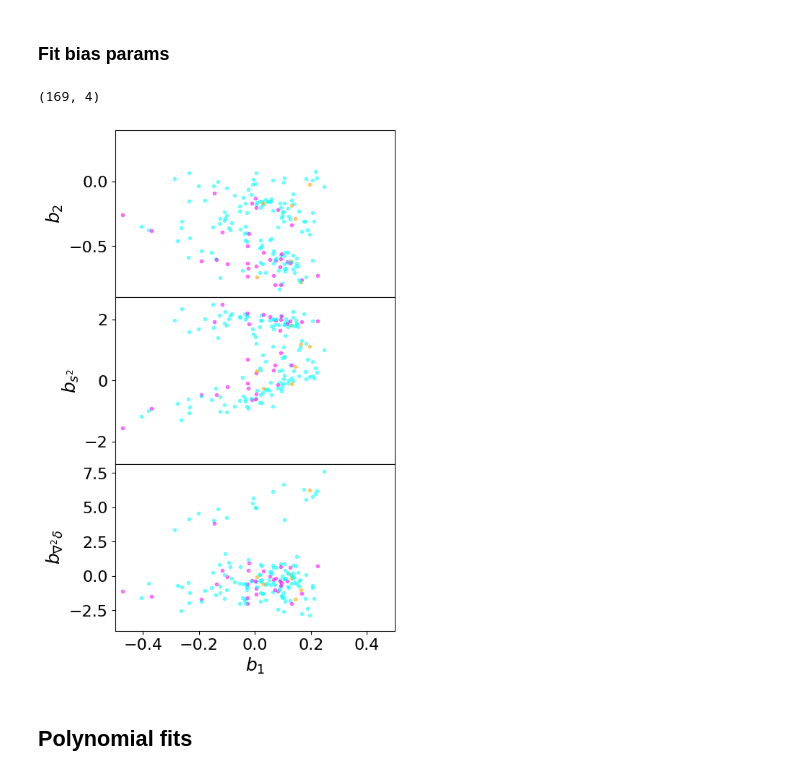
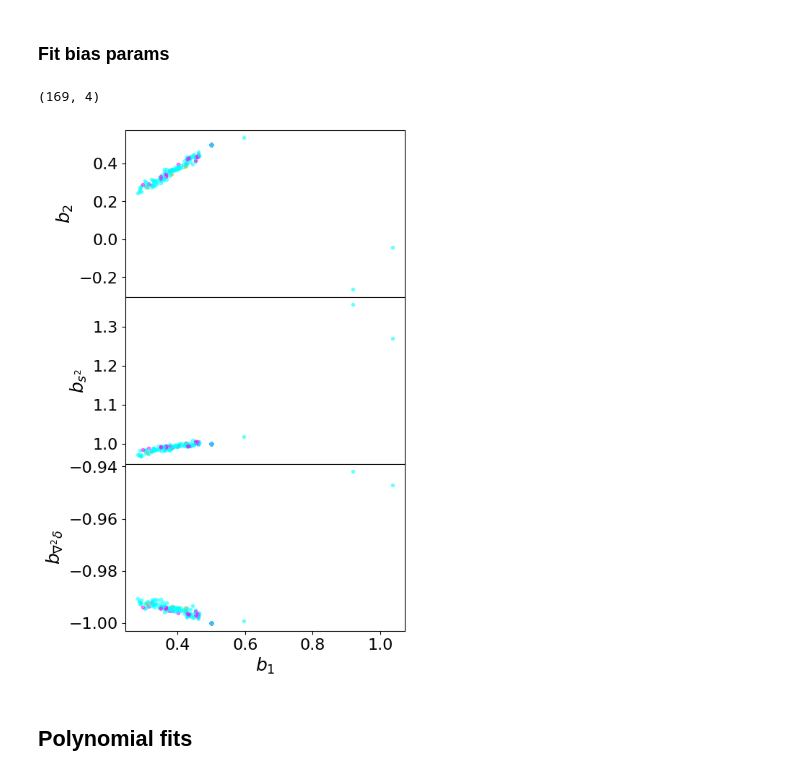
Before and after one commit to kstoreyf/biasexp-target-observable, a Jupyter notebook: notebooks/2023-01-04_camels-sam_biasexp_fit_load.ipynb, the cells around one changed output. Cells and saved outputs as stored; diff of their text form; code cells hidden in the pictures.

```diff
--- a/notebooks/2023-01-04_camels-sam_biasexp_fit_load.ipynb
+++ b/notebooks/2023-01-04_camels-sam_biasexp_fit_load.ipynb
@@ -25,7 +25,7 @@ matplotlib.rcParams['axes.titlesize'] = 20
 alpha = 0.5
 color_mode = 'discrete'
 # %%
-save_figs = True
+save_figs = False
 plot_dir = '../plots/2023-01-08_figures'
 Path(plot_dir).mkdir(parents=True, exist_ok=True)
 plot_tag = '_inemubounds'
@@ -183,7 +186,8 @@ Text(0, 0.5, '$\\bar{\\sigma}_\\text{SMF}$')
 # %%
 pks = []
+
 for idx_sam in idxs_sam:
-    fn_pk = f'../data/pks/pk_LH_{idx_sam}.npy'
+    fn_pk = f'../data/pks/pks{tag_pk}/pk_LH_{idx_sam}.npy'
     pk = np.load(fn_pk, allow_pickle=True).item()
     pks.append(pk)
 # %%
@@ -228,36 +232,36 @@ bias_param_names_nob1.remove('b1')
 # %%
 nrows, ncols = 3, 1
 fig, axarr = plt.subplots(nrows, ncols, figsize=(5, 3*nrows), sharex=True)
 plt.subplots_adjust(hspace=0)
 
 bp_arr = []
 for i, idx_sam in enumerate(idxs_sam):
 #for i, idx_sam in enumerate(idxs_sam[:30]):
-    fn_bp = f'../data/bias_params_bestfit{tag_bpfit}/bias_params_LH_{idx_sam}.npy'
+    fn_bp = f'../data/bias_params/bias_params{tag_pk}{tag_bpfit}/bias_params_LH_{idx_sam}.npy'
     #fn_bp = f'../data/bias_params_bestfit_bltoonarrowbounds/bias_params_LH_{idx_sam}.npy'
     if not os.path.exists(fn_bp):
         print(f"Bias param file {fn_bp} doesn't exist, skipping")
         bp_arr.append([np.nan for bp_name in bias_param_names])
         continue
 
     bias_params = np.load(fn_bp, allow_pickle=True).item()
     bp_arr.append([bias_params[bp_name] for bp_name in bias_param_names])
     for bb, bp_name in enumerate(bias_param_names_nob1):
         axarr[bb].plot(bias_params['b1'], bias_params[bp_name], marker='o', markersize=3,
                        color=colors[i], alpha=alpha)
         axarr[bb].set_ylabel(bias_param_labels[bp_name])
 
 bp_arr = np.array(bp_arr)
 print(bp_arr.shape)
-plt.xlim(-0.5, 0.5)
+#plt.xlim(-0.5, 0.5)
 
 plt.xlabel(bias_param_labels[bias_param_names[0]])
 
 if save_figs:
     plt.savefig(f'{plot_dir}/bps{plot_tag}{tag_bpfit}.png')
 # %% [output]
 (169, 4)
-[figure, old version]
+[figure, new version]
 # %% [markdown]
 ## Polynomial fits
 # %%
```
Also changed, not shown: parts of 4 cells of this notebook, 2 other files.
